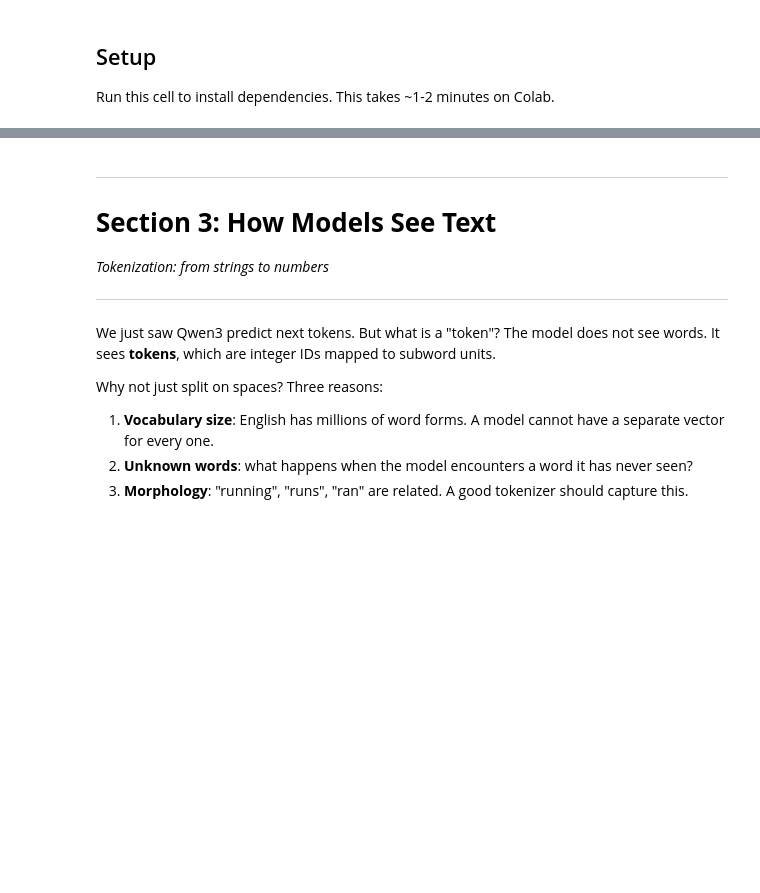
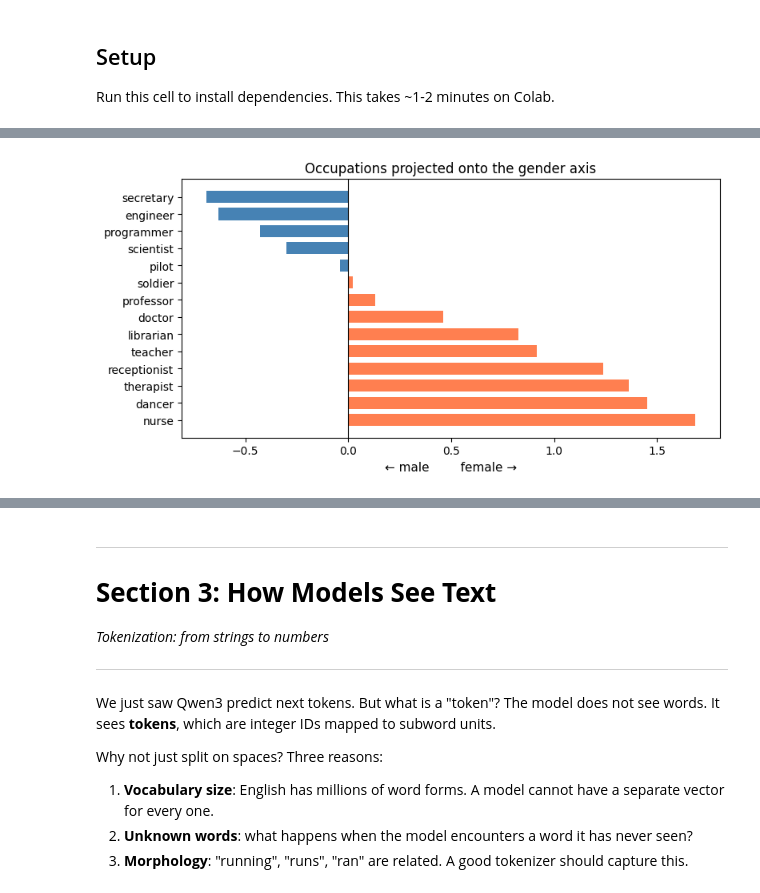
Before and after one commit to antndlcrx/Intro-to-LLMs-DPIR, a Jupyter notebook: course_notebooks/day_1_foundations/day1_embeddings_to_transformers.ipynb, the cells around one changed output, grey strips where cells are left out. Cells and saved outputs as stored; diff of their text form; code cells hidden in the pictures; blank space fills up the shorter version.

```diff
--- a/course_notebooks/day_1_foundations/day1_embeddings_to_transformers.ipynb
+++ b/course_notebooks/day_1_foundations/day1_embeddings_to_transformers.ipynb
@@ -282,9 +44,0 @@ print(glove['democracy'][:10].round(3))
-# %%
-# The magic: similar words are nearby in this space
-print("Words most similar to 'democracy':")
-for word, score in glove.most_similar('democracy', topn=8):
-    print(f"  {word:20s} {score:.3f}")
-
-print("\nWords most similar to 'parliament':")
-for word, score in glove.most_similar('parliament', topn=8):
-    print(f"  {word:20s} {score:.3f}")
@@ -568,0 +277,11 @@ Let's unpack each of these.
+# %%
+# Similar words are nearby in this space
+for probe in ['democracy', 'parliament']:
+    print(f"Most similar to '{probe}':")
+    for word, score in glove.most_similar(probe, topn=8):
+        print(f"  {word:20s} {score:.3f}")
+    print()
+
+# Your cosine_similarity from Exercise 1b works on real word vectors
+sim = cosine_similarity(glove['fiscal'], glove['economic'])
+print(f"cosine_similarity('fiscal', 'economic') = {sim:.3f}")
@@ -568,0 +420,48 @@ Let's unpack each of these.
+# %%
+#@title ⚙️ Helper functions: semantic_axis, project_words, plot_projection
+def semantic_axis(glove, positive_anchors, negative_anchors):
+    """Create a semantic direction from anchor word pairs. Returns a unit vector."""
+    pos = np.mean([glove[w] for w in positive_anchors], axis=0)
+    neg = np.mean([glove[w] for w in negative_anchors], axis=0)
+    direction = pos - neg
+    return direction / np.linalg.norm(direction)
+
+def project_words(glove, words, axis):
+    """Project words onto a semantic axis. Returns sorted (word, score) pairs."""
+    results = []
+    for w in words:
+        if w in glove:
+            score = float(np.dot(glove[w], axis))
+            results.append((w, score))
+    return sorted(results, key=lambda x: x[1])
+
+def plot_projection(projections, left_label, right_label, title):
+    """Visualize words projected onto a semantic axis as a diverging bar chart."""
+    words, scores = zip(*projections)
+    colors = ['steelblue' if s < 0 else 'coral' for s in scores]
+
+    fig, ax = plt.subplots(figsize=(8, max(3, len(words) * 0.3)))
+    ax.barh(range(len(words)), scores, color=colors, height=0.7)
+    ax.set_yticks(range(len(words)))
+    ax.set_yticklabels(words, fontsize=10)
+    ax.axvline(0, color='black', linewidth=0.8)
+    ax.set_xlabel(f"← {left_label}        {right_label} →", fontsize=11)
+    ax.set_title(title, fontsize=12)
+    ax.invert_yaxis()
+    plt.tight_layout()
+    plt.show()
+
+# Demo: gender axis
+gender_axis = semantic_axis(glove, ['woman', 'she', 'her'], ['man', 'he', 'him'])
+
+occupations = ['nurse', 'doctor', 'teacher', 'engineer', 'secretary',
+               'professor', 'soldier', 'dancer', 'programmer', 'receptionist',
+               'scientist', 'librarian', 'pilot', 'therapist']
+
+plot_projection(
+    project_words(glove, occupations, gender_axis),
+    left_label="male", right_label="female",
+    title="Occupations projected onto the gender axis"
+)
+# %% [output]
+[figure, added]
```
Also changed, not shown: parts of 153 cells of this notebook, 7 other files.
